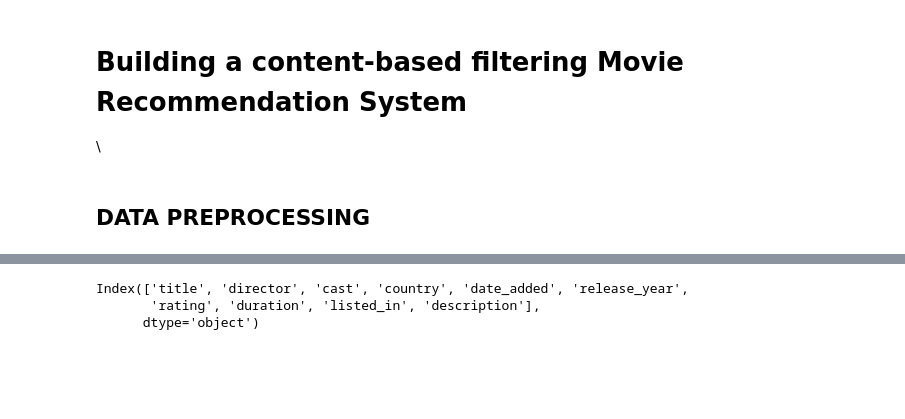
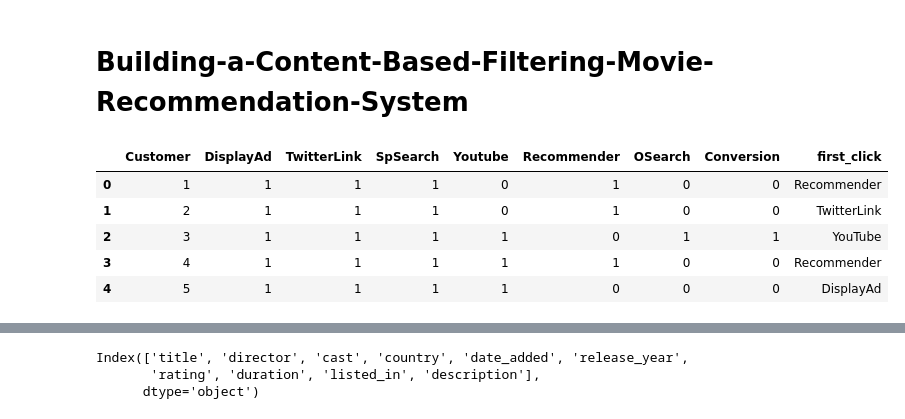
Before and after one commit to jonmardones/Building-a-Content-Based-Filtering-Movie-Recommendation-System, a Jupyter notebook: Building_a_Content_Based_Filtering_Movie_Recommendation_System.ipynb, the cells around one changed output, grey strips where cells are left out. Cells and saved outputs as stored; diff of their text form; code cells hidden in the pictures; blank space fills up the shorter version.

```diff
--- a/Building_a_Content_Based_Filtering_Movie_Recommendation_System.ipynb
+++ b/Building_a_Content_Based_Filtering_Movie_Recommendation_System.ipynb
@@ -1,8 +1,4 @@
 # %% [markdown]
-# **Building a content-based filtering Movie Recommendation System**
-
-\
+# **Building-a-Content-Based-Filtering-Movie-Recommendation-System**
-# %% [markdown]
-## **DATA PREPROCESSING**
 # %%
 import pandas as pd
@@ -8,0 +7,9 @@ import pandas as pd
+# %%
+data.head()
+# %% [output]
+|  | Customer | DisplayAd | TwitterLink | SpSearch | Youtube | Recommender | OSearch | Conversion | first_click |
+| 0 | 1 | 1 | 1 | 1 | 0 | 1 | 0 | 0 | Recommender |
+| 1 | 2 | 1 | 1 | 1 | 0 | 1 | 0 | 0 | TwitterLink |
+| 2 | 3 | 1 | 1 | 1 | 1 | 0 | 1 | 1 | YouTube |
+| 3 | 4 | 1 | 1 | 1 | 1 | 1 | 0 | 0 | Recommender |
+| 4 | 5 | 1 | 1 | 1 | 1 | 0 | 0 | 0 | DisplayAd |
```
Also changed, not shown: parts of 29 cells of this notebook.
